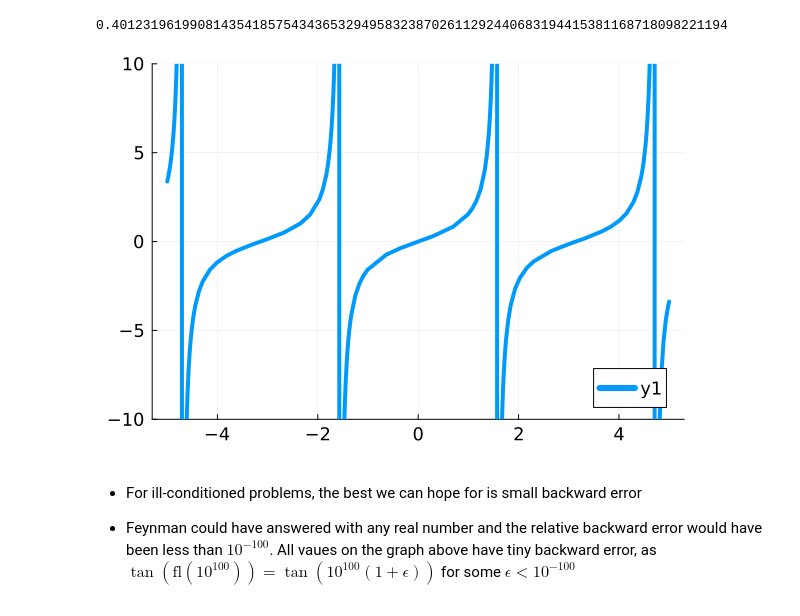
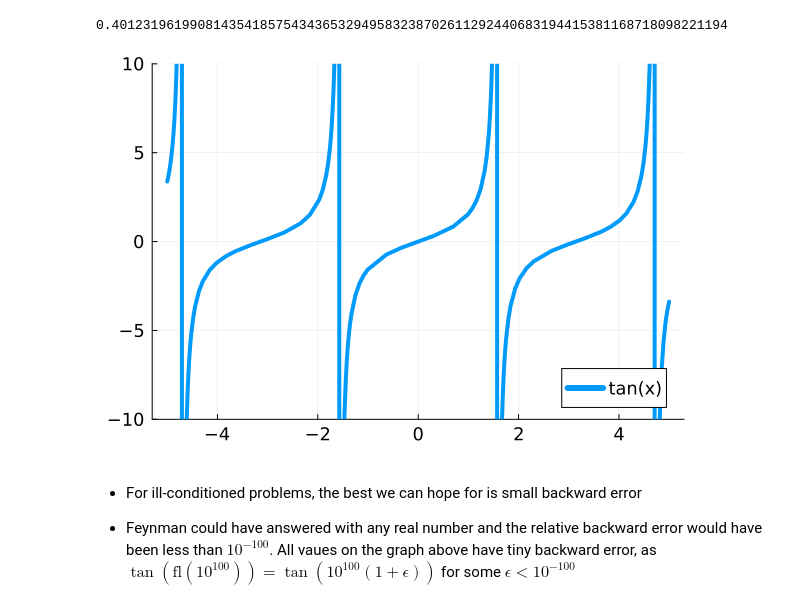
Before and after one commit to jeremylt/csci-3656-fall-2025, a Jupyter notebook: source/notebooks/2025-09-03-Rootfinding.ipynb, the cells around one changed output. Saved outputs shown, nothing was run; the diff lists cells and outputs as text; code cells hidden in the pictures.

```diff
--- a/source/notebooks/2025-09-03-Rootfinding.ipynb
+++ b/source/notebooks/2025-09-03-Rootfinding.ipynb
@@ -53,11 +53,11 @@ tan(BigFloat("1e100", precision=400))
 # %%
 # what values could have answered this question?
 using Plots
 default(lw=4, ms=5, legendfontsize=12, xtickfontsize=12, ytickfontsize=12)
 
-plot(tan, ylims=(-10, 10), x=LinRange(-10, 10, 1000))
+plot(tan, ylims=(-10, 10), x=LinRange(-10, 10, 1000), label="tan(x)")
 # %% [output]
-[figure, old version]
+[figure, new version]
 # %% [markdown]
 * For ill-conditioned problems, the best we can hope for is small backward error
 
```
Also changed, not shown: parts of 3 cells of this notebook, 2 other files.
